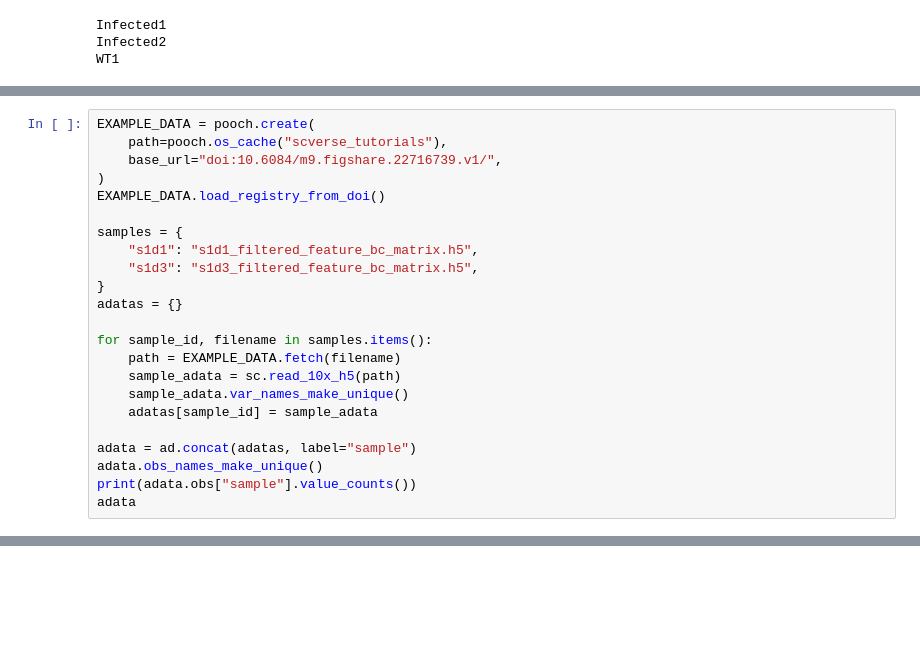
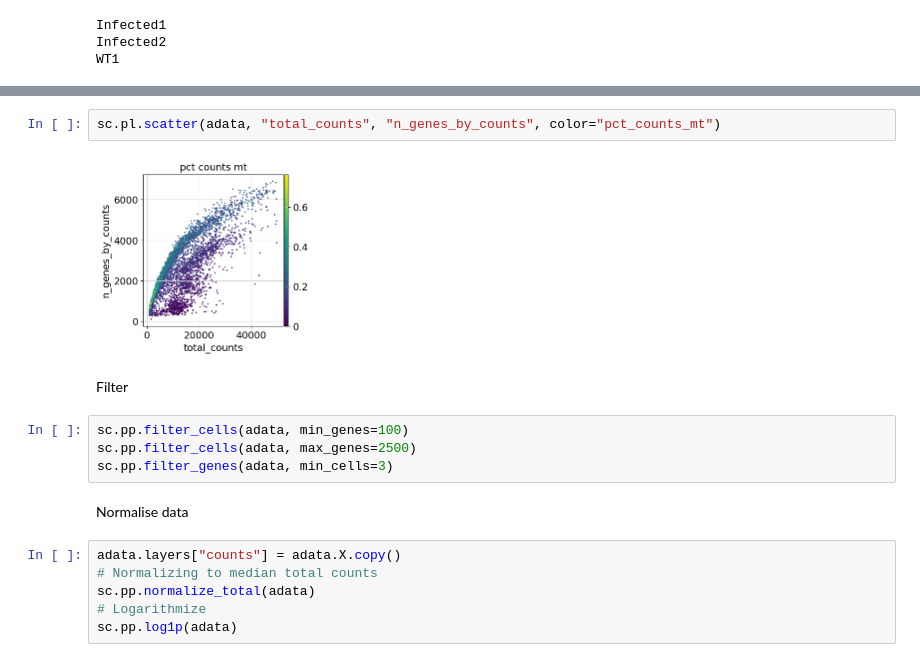
Before and after one commit to CorwinAnsley/biol5177_work, a Jupyter notebook: cw_2/cw_analysis.ipynb, the cells around one changed output, grey strips where cells are left out. Drawn from its saved outputs; the diff is of its cells as text; blank space fills up the shorter version.

```diff
--- a/cw_2/cw_analysis.ipynb
+++ b/cw_2/cw_analysis.ipynb
@@ -59,23 +58,0 @@ adata_1 = adata
-# %%
-EXAMPLE_DATA = pooch.create(
-    path=pooch.os_cache("scverse_tutorials"),
-    base_url="doi:10.6084/m9.figshare.22716739.v1/",
-)
-EXAMPLE_DATA.load_registry_from_doi()
-
-samples = {
-    "s1d1": "s1d1_filtered_feature_bc_matrix.h5",
-    "s1d3": "s1d3_filtered_feature_bc_matrix.h5",
-}
-adatas = {}
-
-for sample_id, filename in samples.items():
-    path = EXAMPLE_DATA.fetch(filename)
-    sample_adata = sc.read_10x_h5(path)
-    sample_adata.var_names_make_unique()
-    adatas[sample_id] = sample_adata
-
-adata = ad.concat(adatas, label="sample")
-adata.obs_names_make_unique()
-print(adata.obs["sample"].value_counts())
-adata
@@ -128,0 +59,18 @@ adata.obs
+# %%
+sc.pl.scatter(adata, "total_counts", "n_genes_by_counts", color="pct_counts_mt")
+# %% [output]
+[figure, added]
+# %% [markdown]
+Filter
+# %%
+sc.pp.filter_cells(adata, min_genes=100)
+sc.pp.filter_cells(adata, max_genes=2500)
+sc.pp.filter_genes(adata, min_cells=3)
+# %% [markdown]
+Normalise data
+# %%
+adata.layers["counts"] = adata.X.copy()
+# Normalizing to median total counts
+sc.pp.normalize_total(adata)
+# Logarithmize
+sc.pp.log1p(adata)
```
Also changed, not shown: parts of 15 cells of this notebook.
